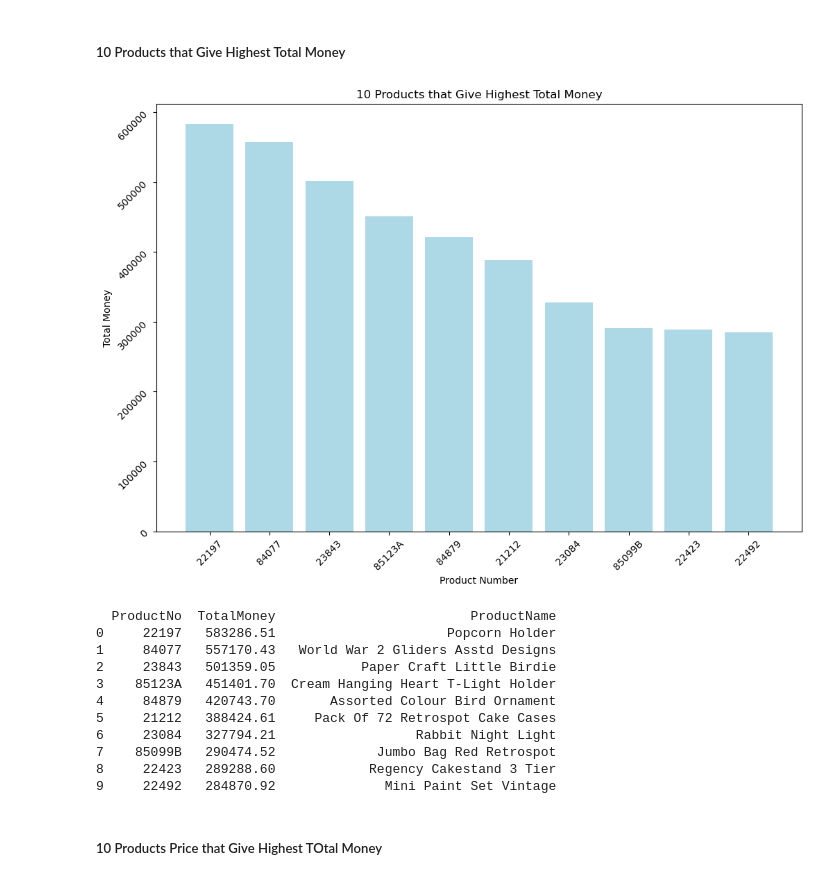
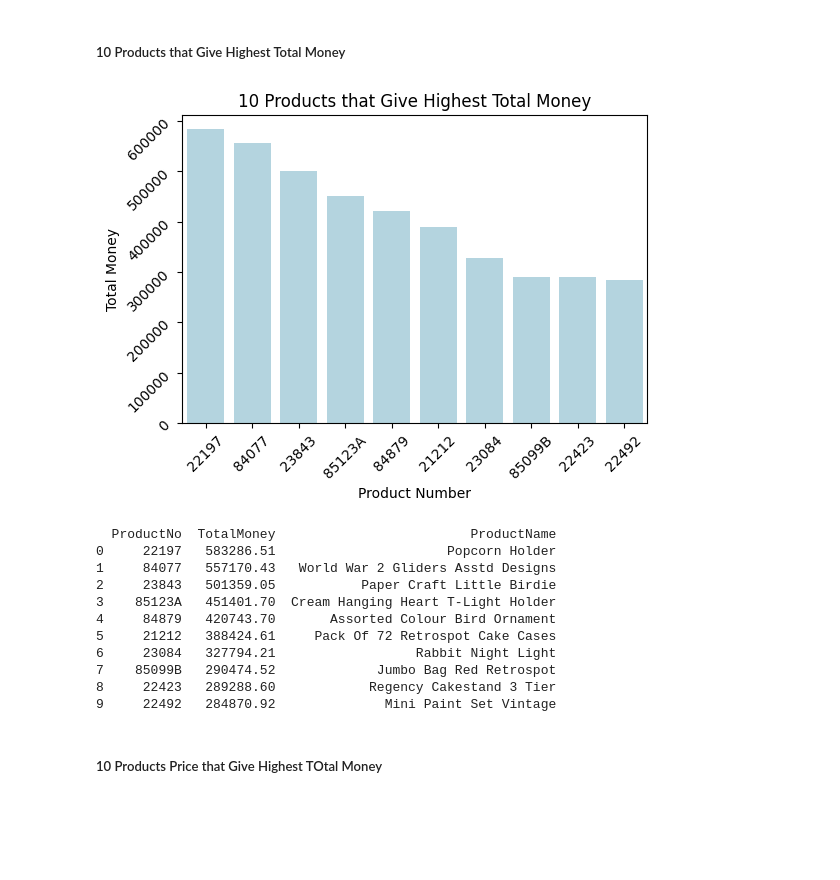
Before and after one commit to xrhahelry/Data-Driven-Insights-and-Customer-Segmentation-for-E-Commerce-Growth, a Jupyter notebook: eda.ipynb, the cells around one changed output. Saved outputs shown, nothing was run; the diff lists cells and outputs as text; code cells hidden in the pictures; blank space fills up the shorter version.

```diff
--- a/eda.ipynb
+++ b/eda.ipynb
@@ -248,45 +305,46 @@ dfTransaction.to_csv('top_10_transactions.csv', index=False)
 # %% [markdown]
 ##### 10 Products that Give Highest Total Money
 # %%
-# Variable to Store Data
-listProduct = df['ProductNo'].unique()
-listTotalMoney = []
+# # Variable to Store Data
+# listProduct = df['ProductNo'].unique()
+# listTotalMoney = []
 
-# Loop for Store Data
-for i in listProduct:
-    totalMoney = df['TotalMoney'].loc[df['ProductNo'] == i].sum()
-    listTotalMoney.append(totalMoney)
+# # Loop for Store Data
+# for i in listProduct:
+#     totalMoney = df['TotalMoney'].loc[df['ProductNo'] == i].sum()
+#     listTotalMoney.append(totalMoney)
 
-# Dictionary for DataFrame
-dictProduct = {
-    'ProductNo' : listProduct,
-    'TotalMoney' : listTotalMoney
-}
+# # Dictionary for DataFrame
+# dictProduct = {
+#     'ProductNo' : listProduct,
+#     'TotalMoney' : listTotalMoney
+# }
 
-# Adjust DataFrame
-dfProduct = pd.DataFrame(dictProduct)
-dfProduct = dfProduct.sort_values('TotalMoney',ascending=False).head(10)
-dfProduct = dfProduct.reset_index(drop=True)
+# # Adjust DataFrame
+# dfProduct = pd.DataFrame(dictProduct)
+# dfProduct = dfProduct.sort_values('TotalMoney',ascending=False).head(10)
+# dfProduct = dfProduct.reset_index(drop=True)
 
+dfProduct = pd.read_csv("top_10_products.csv")
 # Create Figure
-plt.figure(figsize = (12,8))
-plt.bar(data = dfProduct, x = 'ProductNo',height = 'TotalMoney', color = 'lightblue')
+plt.figure(figsize = (6,4))
+sns.barplot(data = dfProduct, x = 'ProductNo',y = 'TotalMoney', color = 'lightblue')
 plt.title('10 Products that Give Highest Total Money')
 plt.yticks(rotation = 45)
 plt.xticks(rotation = 45)
 plt.xlabel('Product Number')
 plt.ylabel('Total Money')
 plt.show()
-
+print(dfProduct)
 # Show Product Number, Product Name and Total Money
-listProductName = []
-for i in dfProduct['ProductNo']:
-    a = df['ProductName'].loc[df['ProductNo'] == i].unique()[0]
-    listProductName.append(a)
-dfProduct['ProductName'] = listProductName
-print(dfProduct)
+# listProductName = []
+# for i in dfProduct['ProductNo']:
+#     a = df['ProductName'].loc[df['ProductNo'] == i].unique()[0]
+#     listProductName.append(a)
+# dfProduct['ProductName'] = listProductName
+# print(dfProduct)
 # %% [output]
-[figure, old version]
+[figure, new version]
   ProductNo  TotalMoney                         ProductName
 0     22197   583286.51                      Popcorn Holder
 1     84077   557170.43   World War 2 Gliders Asstd Designs
```
Also changed, not shown: parts of 31 cells of this notebook, 5 other files.
